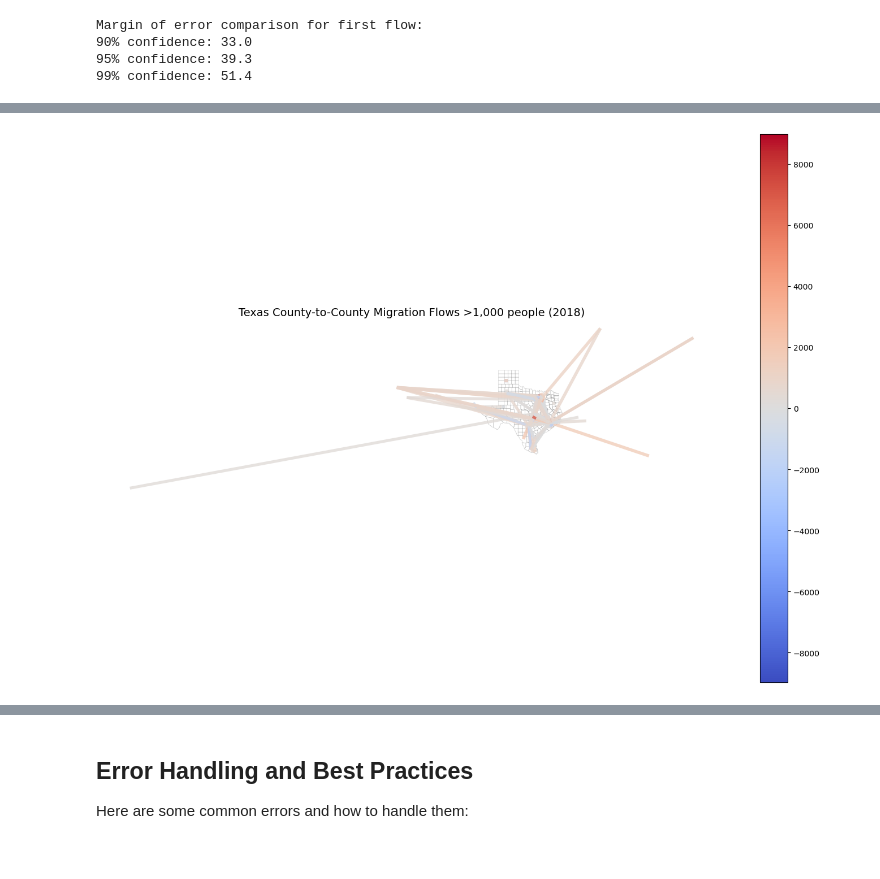
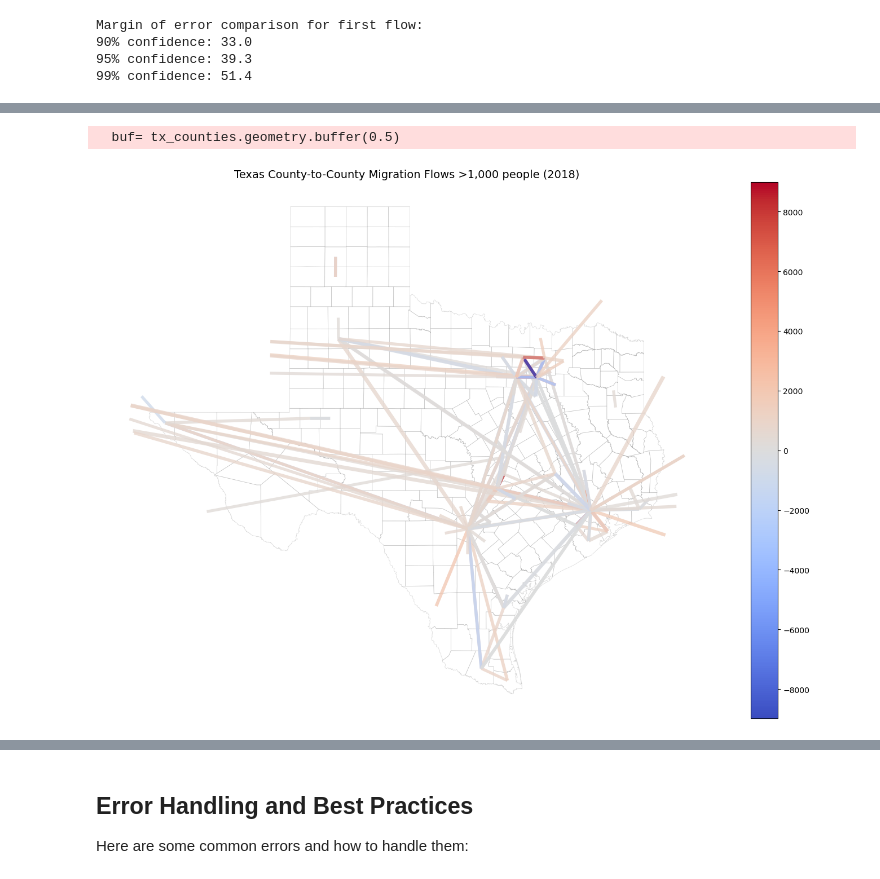
Before and after one commit to mmann1123/pytidycensus, a Jupyter notebook: examples/08_migration_flows_example.ipynb, the cells around one changed output, grey strips where cells are left out. Drawn from its saved outputs; the diff is of its cells as text; code cells hidden in the pictures.

```diff
--- a/examples/08_migration_flows_example.ipynb
+++ b/examples/08_migration_flows_example.ipynb
@@ -318,32 +335,34 @@ lines = gpd.GeoDataFrame(lines, geometry='geometry', crs=flows_geo.crs)
 # Filter significant flows
 significant_flows = lines[lines['MOVEDIN'] > 1000].copy()
 
 # Calculate line widths
 min_w, max_w = 0.5, 5.0
 vals = np.log1p(significant_flows['MOVEDIN'].astype(float))
 max_val = vals.max() if vals.max() > 0 else 1.0
 significant_flows['lw'] = np.interp(vals, [0, max_val], [min_w, max_w])
 
 # Plot
 fig, ax = plt.subplots(figsize=(14, 10))
 
 # County boundaries as background
 tx_counties.boundary.plot(ax=ax, linewidth=0.5, color='gray', alpha=0.3, zorder=1)
+buf= tx_counties.geometry.buffer(0.5)
 
 # Flow lines
-significant_flows.plot(
+significant_flows.clip(mask=buf).plot(
     ax=ax,
     linewidth=significant_flows['lw'],
     column='MOVEDNET',
     cmap='coolwarm',
     alpha=0.8,
     legend=True,
     zorder=2
 )
 
 ax.set_axis_off()
 plt.title('Texas County-to-County Migration Flows >1,000 people (2018)', fontsize=14)
 plt.tight_layout()
 plt.show()
 # %% [output]
+  buf= tx_counties.geometry.buffer(0.5)
-[figure, old version]
+[figure, new version]
```
Also changed, not shown: parts of 12 cells of this notebook, 3 other files.
